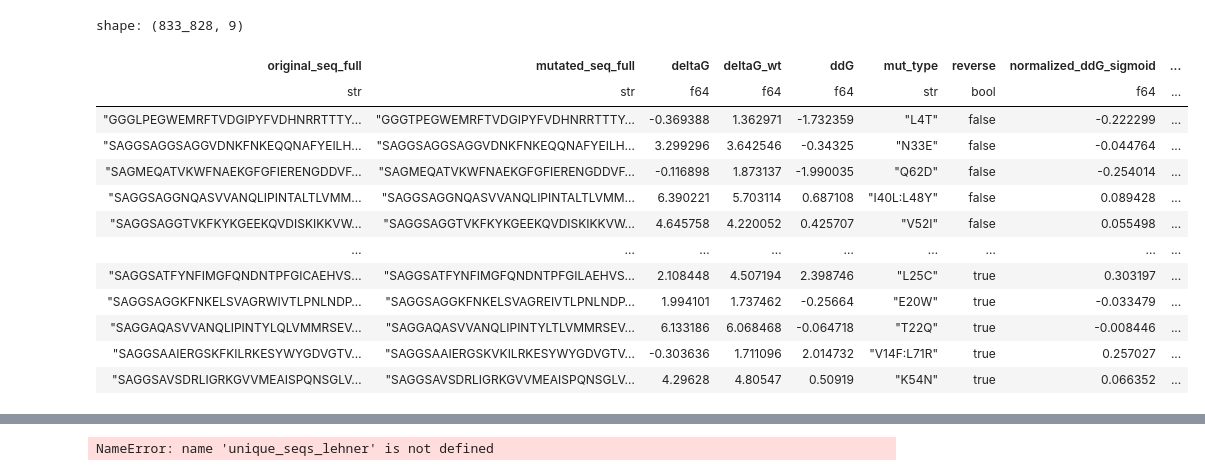
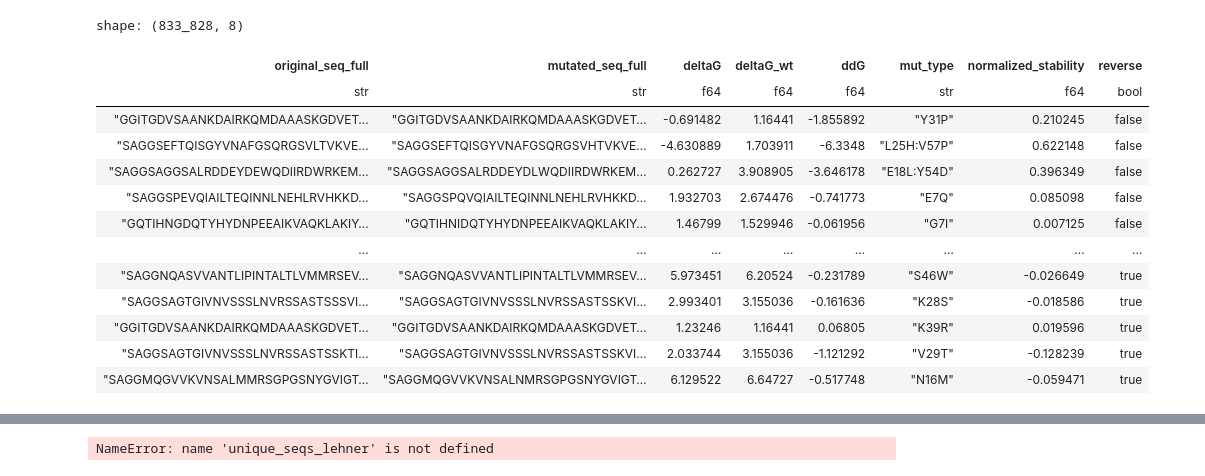
Before and after one commit to vlccek/Master_thesis-Prediction_protein_stability, a Jupyter notebook: protbert/megascale_dataset_normalization.ipynb, the cells around one changed output, grey strips where cells are left out. Saved outputs shown, nothing was run; the diff lists cells and outputs as text; code cells hidden in the pictures.

Commit message:
Fixing dataset

```diff
--- a/protbert/megascale_dataset_normalization.ipynb
+++ b/protbert/megascale_dataset_normalization.ipynb
@@ -38,39 +38,71 @@ shape: (9, 2)
 # %%
-k_neg = 0.261
-k_pos = 0.261
+k_neg = 0.230
+k_pos = 0.576
 A_neg = 1.0
 A_pos = 1.0
 
 sigmoid_expr = (
     pl.when(pl.col("ddG") >= 0)
     .then(A_pos * (2 / (1 + (-k_pos * pl.col("ddG")).exp()) - 1))
     .otherwise(-A_neg * (2 / (1 + (-k_neg * (-pl.col("ddG"))).exp()) - 1))
 )
 
 df = df.with_columns(
     sigmoid_expr.alias("normalized_ddG_sigmoid")
 )
 
 df = df.with_columns(
     (pl.col("normalized_ddG_sigmoid")*-1) .alias("normalized_stability")
 )
-df.write_csv("datasets/megascale_dataset_with_ddg_normalized.csv")
-df
+
+## add reverse mutations
+
+# reverse mutation
+df_joined = df.with_columns(pl.lit(False).alias("reverse"))
+
+# Reverzní mutace
+df_joined_with_reverse = df_joined.with_columns([
+    pl.col("original_seq_full").alias("mutated_seq_full"),
+    pl.col("mutated_seq_full").alias("original_seq_full"),
+    # multiply by -1
+    pl.col("normalized_stability") * -1,
+
+    pl.lit(True).alias("reverse")
+])
+
+
+
+
+df_joined_with_reverse = pl.concat([df_joined, df_joined_with_reverse])
+
+df_joined_with_reverse = df_joined_with_reverse.select([pl.col("original_seq_full"),
+                                                       pl.col("mutated_seq_full"),
+                                                       pl.col("deltaG"),
+                                                       pl.col("deltaG_wt"),
+                                                       pl.col("ddG"),
+                                                       pl.col("mut_type"),
+                                                           pl.col("normalized_stability"),
+                                                       pl.col("reverse")])
+
+
+
+df_joined_with_reverse.write_csv("datasets/megascale_dataset_with_ddg_normalized.csv")
+df_joined_with_reverse
 # %% [output]
-shape: (833_828, 9)
+shape: (833_828, 8)
-| original_seq_full | mutated_seq_full | deltaG | deltaG_wt | ddG | mut_type | reverse | normalized_ddG_sigmoid | ... |
-| str | str | f64 | f64 | f64 | str | bool | f64 | ... |
-| "GGGLPEGWEMRFTVDGIPYFVDHNRRTTTY… | "GGGTPEGWEMRFTVDGIPYFVDHNRRTTTY… | -0.369388 | 1.362971 | -1.732359 | "L4T" | false | -0.222299 | ... |
-| "SAGGSAGGSAGGVDNKFNKEQQNAFYEILH… | "SAGGSAGGSAGGVDNKFNKEQQNAFYEILH… | 3.299296 | 3.642546 | -0.34325 | "N33E" | false | -0.044764 | ... |
-| "SAGMEQATVKWFNAEKGFGFIERENGDDVF… | "SAGMEQATVKWFNAEKGFGFIERENGDDVF… | -0.116898 | 1.873137 | -1.990035 | "Q62D" | false | -0.254014 | ... |
-| "SAGGSAGGNQASVVANQLIPINTALTLVMM… | "SAGGSAGGNQASVVANQLIPINTALTLVMM… | 6.390221 | 5.703114 | 0.687108 | "I40L:L48Y" | false | 0.089428 | ... |
-| "SAGGSAGGTVKFKYKGEEKQVDISKIKKVW… | "SAGGSAGGTVKFKYKGEEKQVDISKIKKVW… | 4.645758 | 4.220052 | 0.425707 | "V52I" | false | 0.055498 | ... |
-| … | … | … | … | … | … | … | … | ... |
-| "SAGGSATFYNFIMGFQNDNTPFGICAEHVS… | "SAGGSATFYNFIMGFQNDNTPFGILAEHVS… | 2.108448 | 4.507194 | 2.398746 | "L25C" | true | 0.303197 | ... |
-| "SAGGSAGGKFNKELSVAGRWIVTLPNLNDP… | "SAGGSAGGKFNKELSVAGREIVTLPNLNDP… | 1.994101 | 1.737462 | -0.25664 | "E20W" | true | -0.033479 | ... |
-| "SAGGAQASVVANQLIPINTYLQLVMMRSEV… | "SAGGAQASVVANQLIPINTYLTLVMMRSEV… | 6.133186 | 6.068468 | -0.064718 | "T22Q" | true | -0.008446 | ... |
-| "SAGGSAAIERGSKFKILRKESYWYGDVGTV… | "SAGGSAAIERGSKVKILRKESYWYGDVGTV… | -0.303636 | 1.711096 | 2.014732 | "V14F:L71R" | true | 0.257027 | ... |
-| "SAGGSAVSDRLIGRKGVVMEAISPQNSGLV… | "SAGGSAVSDRLIGRKGVVMEAISPQNSGLV… | 4.29628 | 4.80547 | 0.50919 | "K54N" | true | 0.066352 | ... |
+| original_seq_full | mutated_seq_full | deltaG | deltaG_wt | ddG | mut_type | normalized_stability | reverse |
+| str | str | f64 | f64 | f64 | str | f64 | bool |
+| "GGITGDVSAANKDAIRKQMDAAASKGDVET… | "GGITGDVSAANKDAIRKQMDAAASKGDVET… | -0.691482 | 1.16441 | -1.855892 | "Y31P" | 0.210245 | false |
+| "SAGGSEFTQISGYVNAFGSQRGSVLTVKVE… | "SAGGSEFTQISGYVNAFGSQRGSVHTVKVE… | -4.630889 | 1.703911 | -6.3348 | "L25H:V57P" | 0.622148 | false |
+| "SAGGSAGGSALRDDEYDEWQDIIRDWRKEM… | "SAGGSAGGSALRDDEYDLWQDIIRDWRKEM… | 0.262727 | 3.908905 | -3.646178 | "E18L:Y54D" | 0.396349 | false |
+| "SAGGSPEVQIAILTEQINNLNEHLRVHKKD… | "SAGGSPQVQIAILTEQINNLNEHLRVHKKD… | 1.932703 | 2.674476 | -0.741773 | "E7Q" | 0.085098 | false |
+| "GQTIHNGDQTYHYDNPEEAIKVAQKLAKIY… | "GQTIHNIDQTYHYDNPEEAIKVAQKLAKIY… | 1.46799 | 1.529946 | -0.061956 | "G7I" | 0.007125 | false |
+| … | … | … | … | … | … | … | … |
+| "SAGGNQASVVANTLIPINTALTLVMMRSEV… | "SAGGNQASVVANTLIPINTALTLVMMRSEV… | 5.973451 | 6.20524 | -0.231789 | "S46W" | -0.026649 | true |
+| "SAGGSAGTGIVNVSSSLNVRSSASTSSSVI… | "SAGGSAGTGIVNVSSSLNVRSSASTSSKVI… | 2.993401 | 3.155036 | -0.161636 | "K28S" | -0.018586 | true |
+| "GGITGDVSAANKDAIRKQMDAAASKGDVET… | "GGITGDVSAANKDAIRKQMDAAASKGDVET… | 1.23246 | 1.16441 | 0.06805 | "K39R" | 0.019596 | true |
+| "SAGGSAGTGIVNVSSSLNVRSSASTSSKTI… | "SAGGSAGTGIVNVSSSLNVRSSASTSSKVI… | 2.033744 | 3.155036 | -1.121292 | "V29T" | -0.128239 | true |
+| "SAGGMQGVVKVNSALMMRSGPGSNYGVIGT… | "SAGGMQGVVKVNSALNMRSGPGSNYGVIGT… | 6.129522 | 6.64727 | -0.517748 | "N16M" | -0.059471 | true |
 # %%
 df["normalized_ddG_sigmoid"].describe()
 # %% [output]
```
Also changed, not shown: parts of 4 cells of this notebook, 4 other files.
